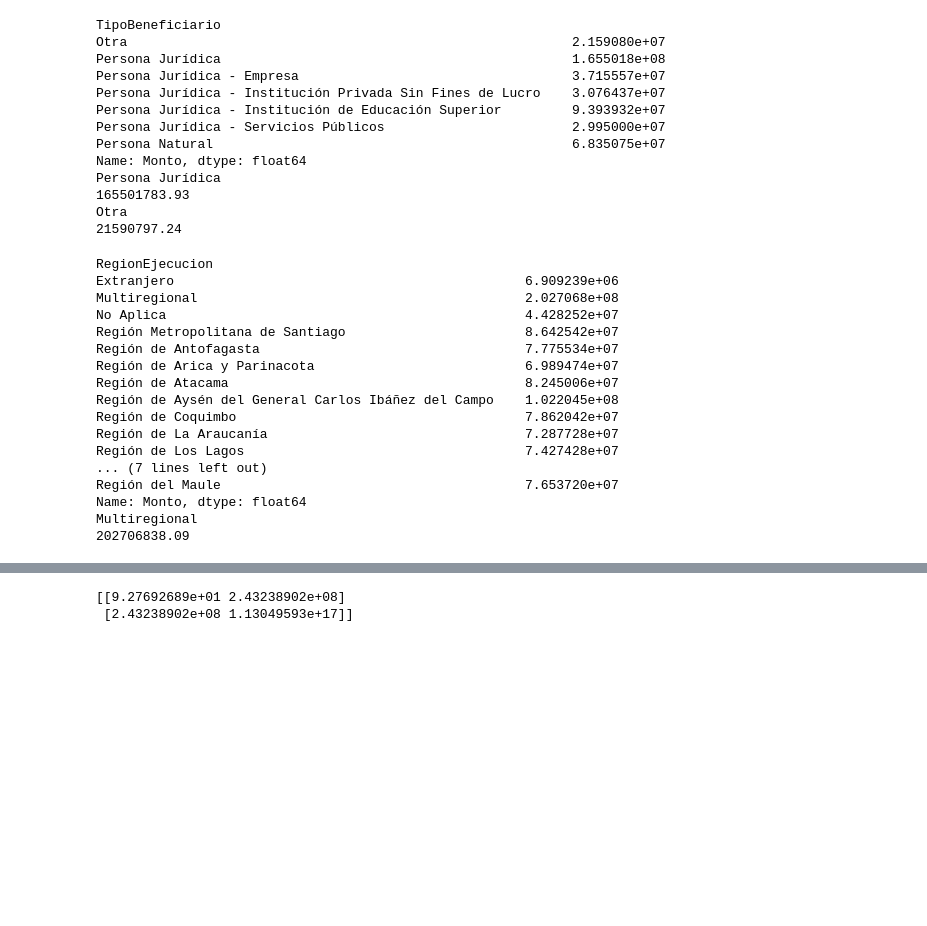
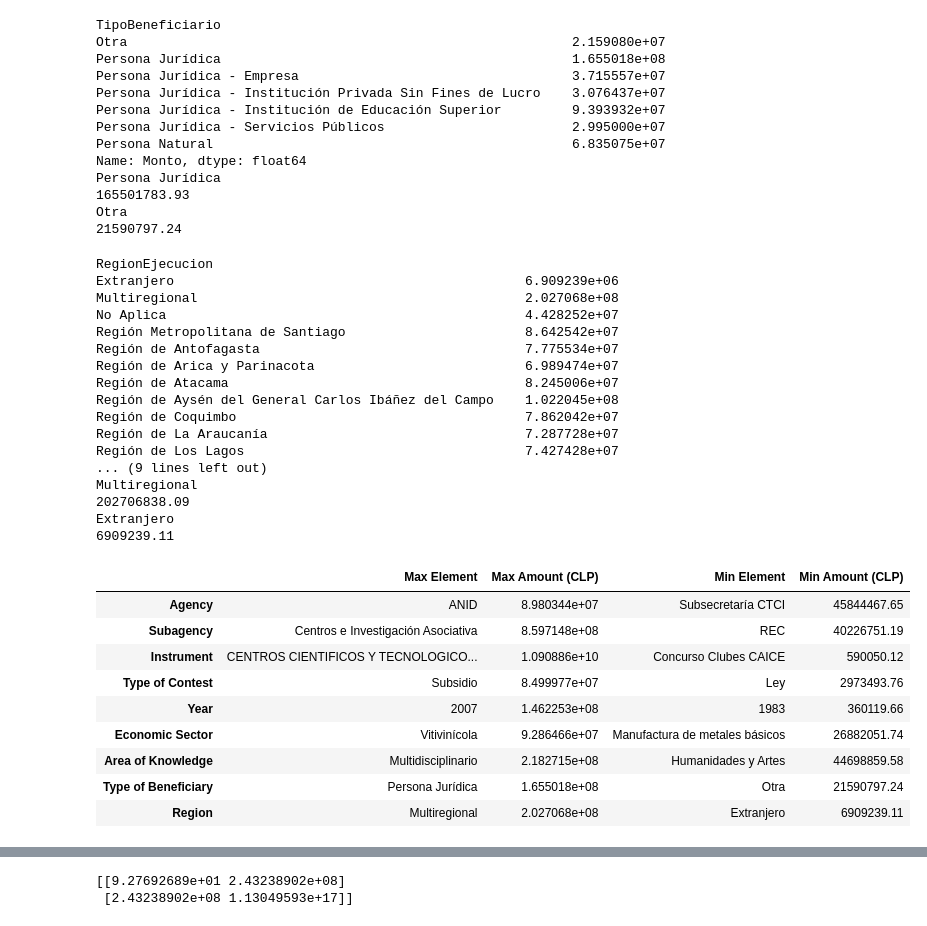
Before and after one commit to Claudio-AhumadaL/Science-and-Technology-in-Chile--State-funding-between-1982-and-2022, a Jupyter notebook: Science and Technology Projects - Funding Awarded by Chilean State between 1982 and 2022.ipynb, the cells around one changed output, grey strips where cells are left out. Drawn from its saved outputs; the diff is of its cells as text; code cells hidden in the pictures; blank space fills up the shorter version.

Commit message:
Add summary table for average max and min
Add summary table for highest and lowest average amount granted per category

```diff
--- a/Science and Technology Projects - Funding Awarded by Chilean State between 1982 and 2022.ipynb
+++ b/Science and Technology Projects - Funding Awarded by Chilean State between 1982 and 2022.ipynb
@@ -530,10 +530,12 @@ max_aa_r = round(aag_r.loc[max_idx_9], 2)
 
 min_idx_9 = aag_r.idxmin()
 min_r = min_idx_9
-min_aa_r = round(aag_tb.loc[min_idx_8], 2)
+min_aa_r = round(aag_r.loc[min_idx_9], 2)
 
 print(max_r)
 print(max_aa_r)
+print(min_r)
+print(min_aa_r)
 # %% [output]
 RegionEjecucion
 Extranjero                                             6.909239e+06
@@ -547,8 +549,8 @@ Región de Aysén del General Carlos Ibáñez del Campo    1.022045e+08
 Región de Coquimbo                                     7.862042e+07
 Región de La Araucanía                                 7.287728e+07
 Región de Los Lagos                                    7.427428e+07
-... (7 lines left out)
-Región del Maule                                       7.653720e+07
-Name: Monto, dtype: float64
+... (9 lines left out)
 Multiregional
 202706838.09
+Extranjero
+6909239.11
@@ -559,3 +557,26 @@ Multiregional
+# %%
+# Highest and lowest average amount granted per category - Summarizing table.
+
+aa_data = {'Max Element': [max_a, max_sa, max_i, max_tc, max_y, max_ea, max_ak, max_tb, max_r],\
+          'Max Amount (CLP)': [max_aa_a, max_aa_sa, max_aa_i, max_aa_tc, max_aa_y, max_aa_ea, max_aa_ak, max_aa_tb, max_aa_r],\
+          'Min Element': [min_a, min_sa, min_i, min_tc, min_y, min_ea, min_ak, min_tb, min_r],\
+          'Min Amount (CLP)': [min_aa_a, min_aa_sa, min_aa_i, min_aa_tc, min_aa_y, min_aa_ea, min_aa_ak, min_aa_tb, min_aa_r]}
+
+summary_table = pd.DataFrame(aa_data, index=['Agency', 'Subagency', 'Instrument', 'Type of Contest', 'Year', 'Economic Sector',\
+                                            'Area of Knowledge', 'Type of Beneficiary', 'Region'])
+
+summary_table
+# %% [output]
+|  | Max Element | Max Amount (CLP) | Min Element | Min Amount (CLP) |
+| Agency | ANID | 8.980344e+07 | Subsecretaría CTCI | 45844467.65 |
+| Subagency | Centros e Investigación Asociativa | 8.597148e+08 | REC | 40226751.19 |
+| Instrument | CENTROS CIENTIFICOS Y TECNOLOGICO... | 1.090886e+10 | Concurso Clubes CAICE | 590050.12 |
+| Type of Contest | Subsidio | 8.499977e+07 | Ley | 2973493.76 |
+| Year | 2007 | 1.462253e+08 | 1983 | 360119.66 |
+| Economic Sector | Vitivinícola | 9.286466e+07 | Manufactura de metales básicos | 26882051.74 |
+| Area of Knowledge | Multidisciplinario | 2.182715e+08 | Humanidades y Artes | 44698859.58 |
+| Type of Beneficiary | Persona Jurídica | 1.655018e+08 | Otra | 21590797.24 |
+| Region | Multiregional | 2.027068e+08 | Extranjero | 6909239.11 |
 # %%
 # Define function to get max and min values.
 
```
Also changed, not shown: parts of 2 cells of this notebook.
